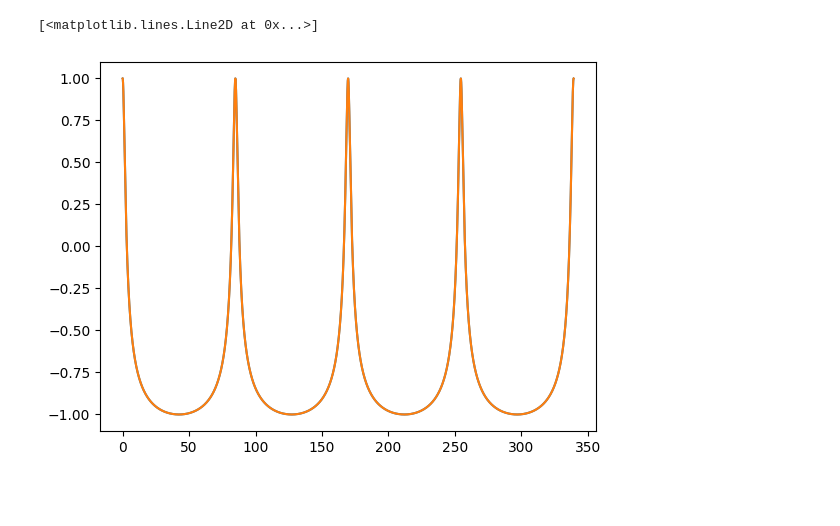
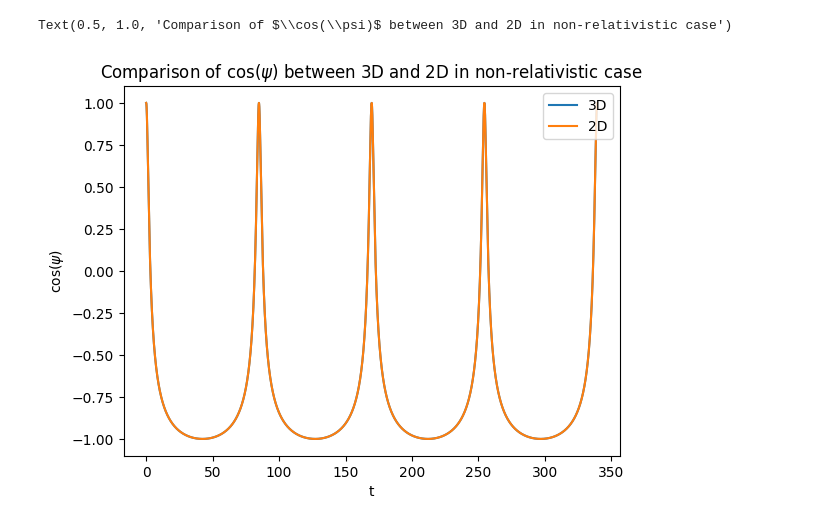
Before and after one commit to musa-salman/BohrAtomSim, a Jupyter notebook: debug/debug_issue_9_0.ipynb, the cells around one changed output. Cells and saved outputs as stored; diff of their text form; code cells hidden in the pictures; blank space fills up the shorter version.

```diff
--- a/debug/debug_issue_9_0.ipynb
+++ b/debug/debug_issue_9_0.ipynb
@@ -192,19 +192,23 @@ def compute_sin_theta_0(k, m):
 def compute_cos_theta_0(k, m):
     return np.sqrt(k * k - m * m) / k
 # %%
-sphere_3_2_1_d31 = pd.read_csv('sphere_3_2_1_d31.csv')
+sphere_3_2_1_d31 = pd.read_csv('results/sphere_3_2_1_d31.csv')
 # %%
 sin_0 = compute_sin_theta_0(2, 1)
 cos_0 = compute_cos_theta_0(2, 1)
 cos_psi_3_2_1_d31 = compute_cos_psi(sphere_3_2_1_d31['phi'], sphere_3_2_1_d31['theta'], sin_0, cos_0)
 # %%
-polar_3_2_d19 = pd.read_csv('polar_3_2_d19.csv')
+polar_3_2_d19 = pd.read_csv('results/polar_3_2_d19.csv')
 # %%
 plt.plot(sphere_3_2_1_d31['t'], cos_psi_3_2_1_d31)
 plt.plot(polar_3_2_d19['t'], np.cos(polar_3_2_d19['phi']))
+plt.xlabel('t')
+plt.ylabel('$\\cos(\\psi)$')
+plt.legend(['3D', '2D'])
+plt.title('Comparison of $\\cos(\\psi)$ between 3D and 2D in non-relativistic case')
 # %% [output]
-[<matplotlib.lines.Line2D at 0x...>]
+Text(0.5, 1.0, 'Comparison of $\\cos(\\psi)$ between 3D and 2D in non-relativistic case')
-[figure, old version]
+[figure, new version]
 # %%
 df_cos_psi_3_2_1_d31 = cos_psi_3_2_1_d31 - np.cos(polar_3_2_d19['phi'])
 # %%
```
Also changed, not shown: parts of 44 cells of this notebook.
